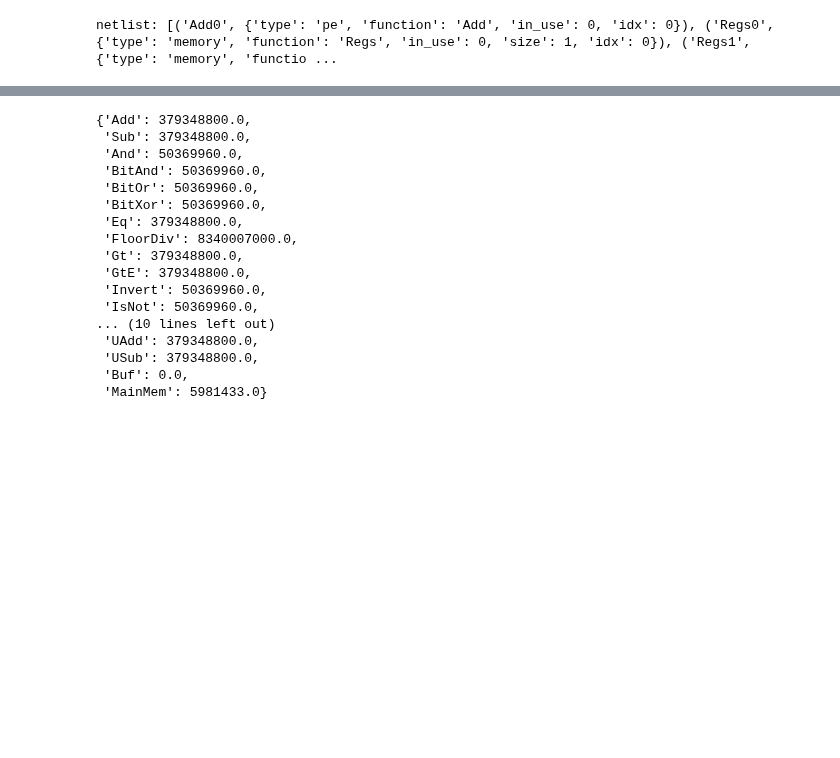
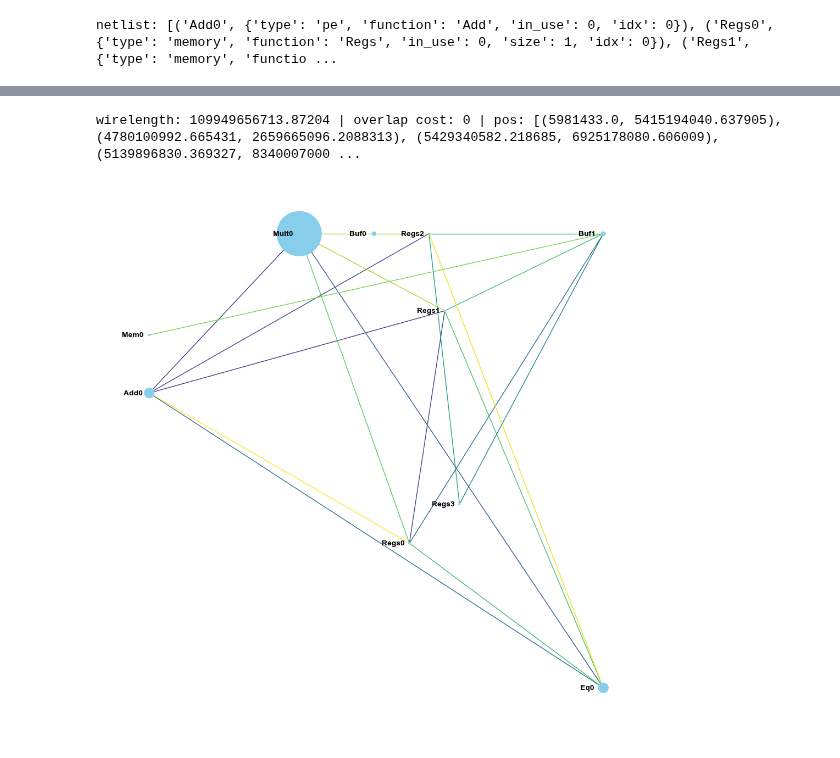
Before and after one commit to tathagatasrimani/codesign, a Jupyter notebook: src/SimulatedAnnealing.ipynb, the cells around one changed output, grey strips where cells are left out. Saved outputs shown, nothing was run; the diff lists cells and outputs as text; code cells hidden in the pictures; blank space fills up the shorter version.

```diff
--- a/src/SimulatedAnnealing.ipynb
+++ b/src/SimulatedAnnealing.ipynb
@@ -267,22 +265,39 @@ areas
  5981433.0,
  5981433.0]
-# %%
-hw.area
-# %% [output]
-{'Add': 379348800.0,
- 'Sub': 379348800.0,
- 'And': 50369960.0,
- 'BitAnd': 50369960.0,
- 'BitOr': 50369960.0,
- 'BitXor': 50369960.0,
- 'Eq': 379348800.0,
- 'FloorDiv': 8340007000.0,
- 'Gt': 379348800.0,
- 'GtE': 379348800.0,
- 'Invert': 50369960.0,
- 'IsNot': 50369960.0,
-... (10 lines left out)
- 'UAdd': 379348800.0,
- 'USub': 379348800.0,
- 'Buf': 0.0,
- 'MainMem': 5981433.0}
+# %%
+def wrapperAnnealing(cfg='aladdin_const_with_mem'):
+    digraph = hw.netlist
+    nodes = digraph.nodes
+    edges = digraph.edges
+    node_to_index = {node: i for i, node in enumerate(nodes)}
+    N = len(nodes)
+    areas = [None for _ in range(N)]
+    newEdges = []
+    averageSide = 0
+
+    for node in digraph.nodes.data(True):
+        name = node[0]
+        function = node[1]['function']
+        index = node_to_index[name]
+        areas[index] = hw.area[function]
+        averageSide += areas[index] ** 0.5
+
+    for edge in edges:
+        if (edge[1], edge[0]) in newEdges:
+            continue
+
+        newEdges.append(edge)
+
+    areas[6] = 50365000.0
+    areas[7] = 50365000.0
+    averageSide /= N
+    E = [(node_to_index[src], node_to_index[dst]) for src, dst in newEdges]
+    positions = [(0, 0) for _ in range(N)]
+    interval = (min(areas), max(areas))
+    state, c, states, costs, minWireLength, optimalPos, wireLengths = annealing(positions, E, areas, interval, averageSide, maxsteps=10000)
+    plotter2(optimalPos, areas, nodes, E)
+# %%
+wrapperAnnealing()
+# %% [output]
+wirelength: 109949656713.87204 | overlap cost: 0 | pos: [(5981433.0, 5415194040.637905), (4780100992.665431, 2659665096.2088313), (5429340582.218685, 6925178080.606009), (5139896830.369327, 8340007000 ...
+[figure, added]
```
Also changed, not shown: parts of 6 cells of this notebook.
